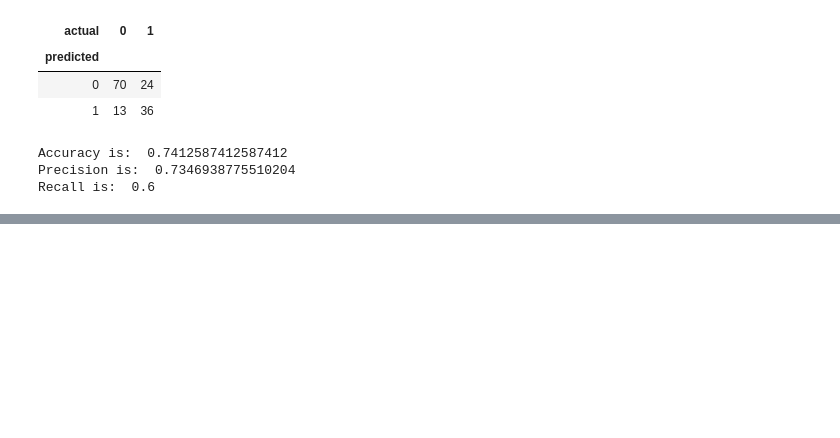
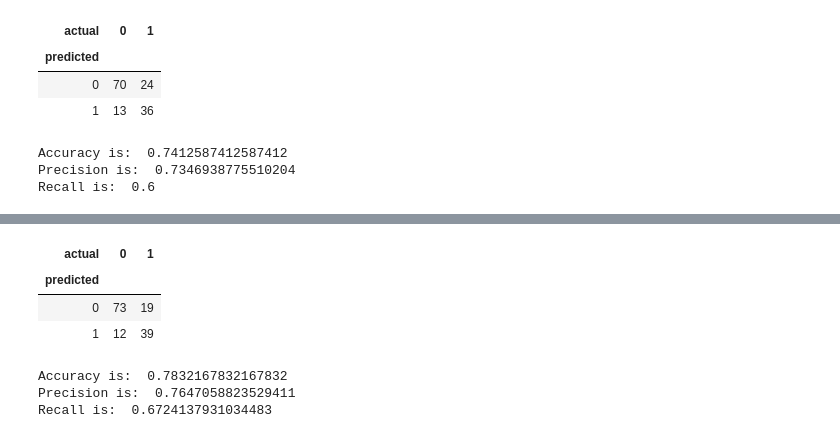
Before and after one commit to AkshaanB/Titanic-Data-Analysis, a Jupyter notebook: Titanic Data Analysis-New Version.ipynb, the cells around one changed output, grey strips where cells are left out. Saved outputs shown, nothing was run; the diff lists cells and outputs as text; code cells hidden in the pictures; blank space fills up the shorter version.

```diff
--- a/Titanic Data Analysis-New Version.ipynb
+++ b/Titanic Data Analysis-New Version.ipynb
@@ -493,0 +522,8 @@ Recall is:  0.6
+# %%
+decision_tree_crosstab = pd.crosstab(decision_tree_df['predicted'],decision_tree_df['actual'])
+decision_tree_crosstab
+# %% [output]
+| actual | 0 | 1 |
+| predicted |  |  |
+| 0 | 73 | 19 |
+| 1 | 12 | 39 |
@@ -493,0 +534,12 @@ Recall is:  0.6
+# %%
+accuracy = accuracy_score(y_test,decision_tree_predict)
+precision = precision_score(y_test,decision_tree_predict)
+recall = recall_score(y_test,decision_tree_predict)
+
+print("Accuracy is: ",accuracy)
+print("Precision is: ",precision)
+print("Recall is: ",recall)
+# %% [output]
+Accuracy is:  0.7832167832167832
+Precision is:  0.7647058823529411
+Recall is:  0.6724137931034483
```
Also changed, not shown: parts of 9 cells of this notebook.
